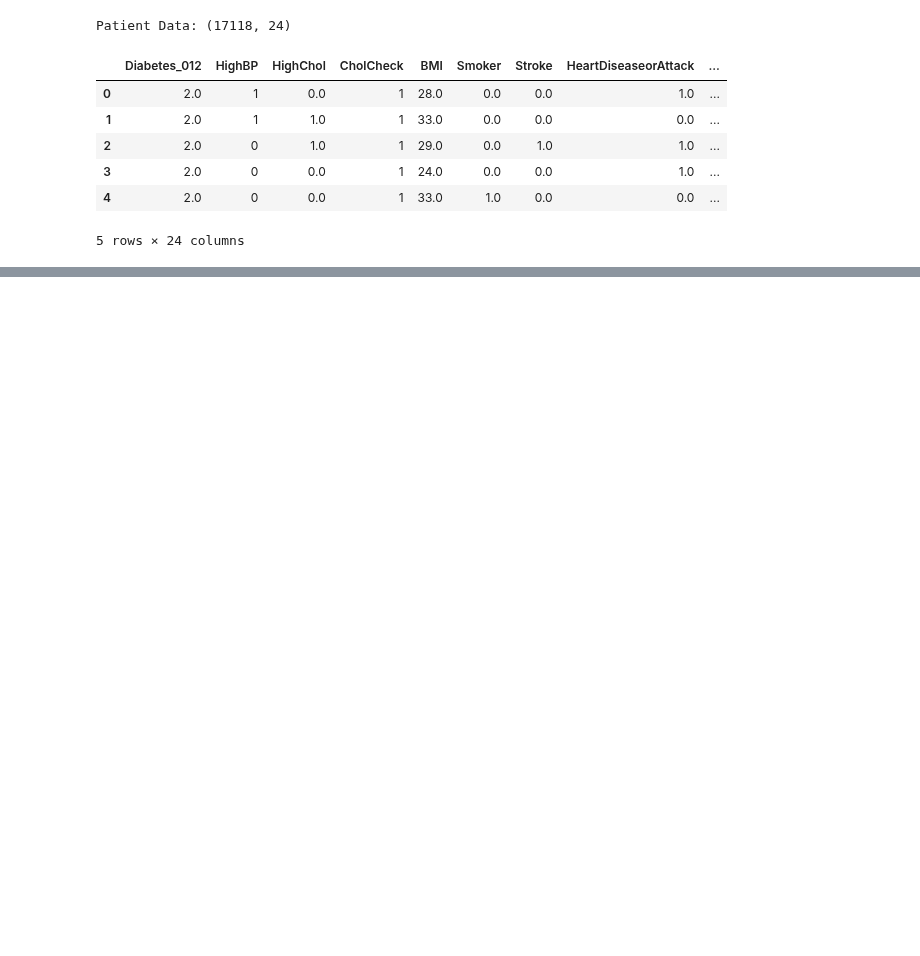
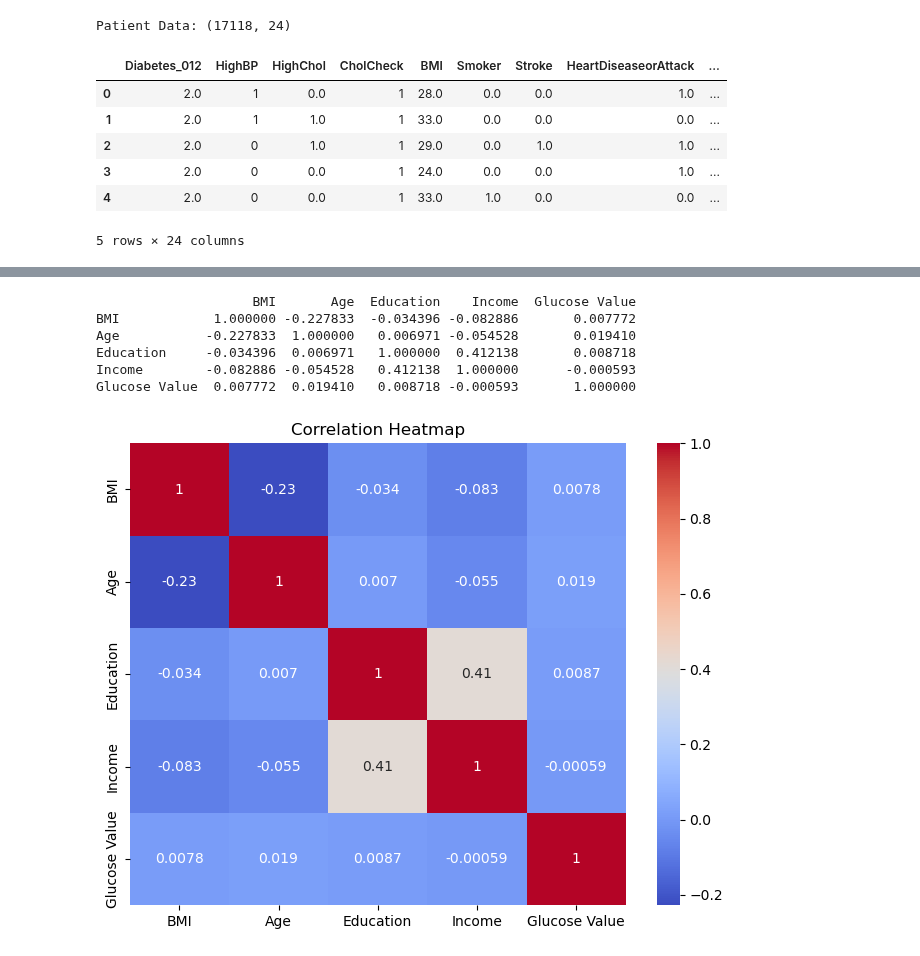
Before and after one commit to lvandine44/MADS-Capstone, a Jupyter notebook: 3-EDA and Preprocessing.ipynb, the cells around one changed output, grey strips where cells are left out. Saved outputs shown, nothing was run; the diff lists cells and outputs as text; code cells hidden in the pictures; blank space fills up the shorter version.

```diff
--- a/3-EDA and Preprocessing.ipynb
+++ b/3-EDA and Preprocessing.ipynb
@@ -47,0 +125,19 @@ Patient Data: (17118, 24)
+# %%
+# Correlation matrix
+corr_matrix = patient_df[numeric_cols].corr()
+print(corr_matrix)
+# %% [output]
+                    BMI       Age  Education    Income  Glucose Value
+BMI            1.000000 -0.227833  -0.034396 -0.082886       0.007772
+Age           -0.227833  1.000000   0.006971 -0.054528       0.019410
+Education     -0.034396  0.006971   1.000000  0.412138       0.008718
+Income        -0.082886 -0.054528   0.412138  1.000000      -0.000593
+Glucose Value  0.007772  0.019410   0.008718 -0.000593       1.000000
+# %%
+# Correlation heatmap for numerical columns
+plt.figure(figsize=(8, 6))
+sns.heatmap(corr_matrix, annot=True, cmap='coolwarm')
+plt.title("Correlation Heatmap")
+plt.show()
+# %% [output]
+[figure, added]
```
Also changed, not shown: parts of 16 cells of this notebook.
